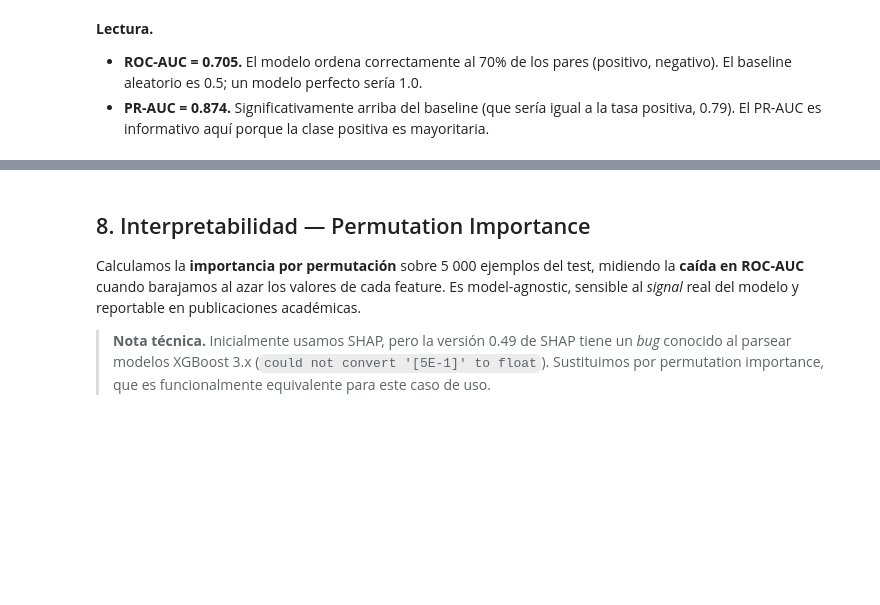
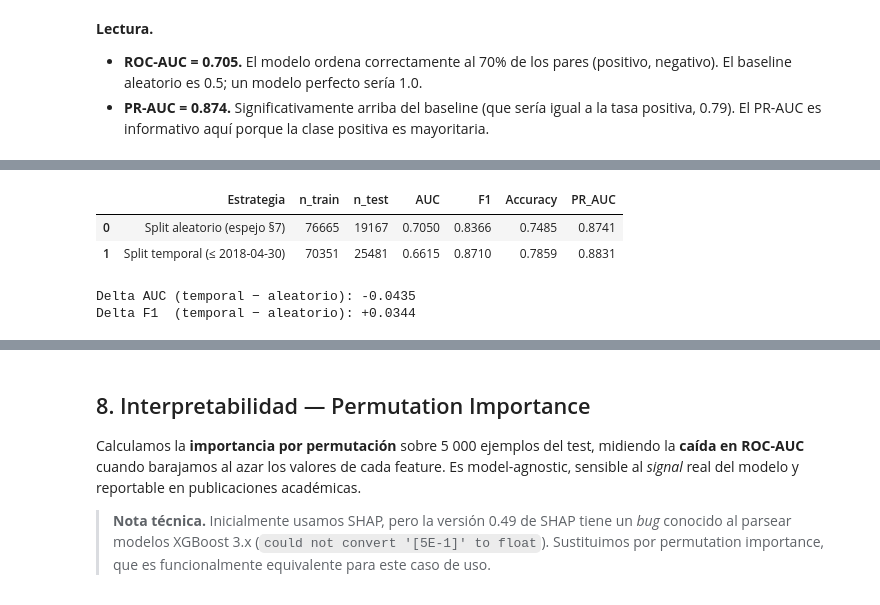
Before and after one commit to EmilianoVS09/EntregaFinalAnalisisDatos, a Jupyter notebook: Notebooks/Fase4_Modelado.ipynb, the cells around one changed output, grey strips where cells are left out. Saved outputs shown, nothing was run; the diff lists cells and outputs as text; code cells hidden in the pictures; blank space fills up the shorter version.

```diff
--- a/Notebooks/Fase4_Modelado.ipynb
+++ b/Notebooks/Fase4_Modelado.ipynb
@@ -256,0 +486,74 @@ Image(filename=str(FIG/"03_roc_pr.png"), width=950)
+# %%
+from sklearn.model_selection import train_test_split
+from sklearn.metrics import roc_auc_score, f1_score, accuracy_score, average_precision_score
+from sklearn.pipeline import Pipeline
+from sklearn.compose import ColumnTransformer
+from sklearn.preprocessing import StandardScaler, OneHotEncoder
+from sklearn.impute import SimpleImputer
+import xgboost as xgb
+
+# Reproducimos el preprocesamiento original (df ya está cargado y limpio en §3-§4)
+fechas = df["order_purchase_timestamp"]
+
+# Recuperamos los hiperparámetros desde el modelo serializado
+saved_clf = model.named_steps["clf"] if hasattr(model, "named_steps") else model
+p_xgb = saved_clf.get_params()
+
+def _build_pipe():
+    num_p = Pipeline([("imp", SimpleImputer(strategy="median")),
+                      ("scl", StandardScaler())])
+    cat_p = Pipeline([("imp", SimpleImputer(strategy="most_frequent")),
+                      ("oh",  OneHotEncoder(handle_unknown="ignore", sparse_output=False))])
+    pre   = ColumnTransformer([("num", num_p, num_feats), ("cat", cat_p, cat_feats)])
+    clf   = xgb.XGBClassifier(
+        n_estimators=p_xgb.get("n_estimators", 300),
+        max_depth=p_xgb.get("max_depth", 6),
+        learning_rate=p_xgb.get("learning_rate", 0.08),
+        subsample=p_xgb.get("subsample", 0.85),
+        colsample_bytree=p_xgb.get("colsample_bytree", 0.85),
+        scale_pos_weight=p_xgb.get("scale_pos_weight", 1),
+        random_state=42, eval_metric="logloss", n_jobs=-1, tree_method="hist",
+    )
+    return Pipeline([("pre", pre), ("clf", clf)])
+
+def _eval(pipe, X_te, y_te, label):
+    yp     = pipe.predict(X_te)
+    yproba = pipe.predict_proba(X_te)[:, 1]
+    return {
+        "Estrategia":   label,
+        "n_train":      len(pipe.named_steps["clf"].feature_importances_) and pipe.n_features_in_ and None,  # placeholder
+        "AUC":          round(roc_auc_score(y_te, yproba), 4),
+        "F1":           round(f1_score(y_te, yp), 4),
+        "Accuracy":     round(accuracy_score(y_te, yp), 4),
+        "PR_AUC":       round(average_precision_score(y_te, yproba), 4),
+    }
+
+# (1) Split aleatorio — espejo del modelo final ya entrenado (sólo para comparar)
+X_tr_r, X_te_r, y_tr_r, y_te_r = train_test_split(
+    X, y, test_size=0.20, stratify=y, random_state=42)
+pipe_r = _build_pipe().fit(X_tr_r, y_tr_r)
+res_random = _eval(pipe_r, X_te_r, y_te_r, "Split aleatorio (espejo §7)")
+res_random["n_train"] = len(y_tr_r); res_random["n_test"] = len(y_te_r)
+
+# (2) Split temporal — corte 2018-04-30
+corte = pd.Timestamp("2018-04-30")
+mask_train = fechas <= corte
+pipe_t = _build_pipe().fit(X[mask_train], y[mask_train])
+res_temp = _eval(pipe_t, X[~mask_train], y[~mask_train], f"Split temporal (≤ {corte.date()})")
+res_temp["n_train"] = int(mask_train.sum()); res_temp["n_test"] = int((~mask_train).sum())
+
+cmp = pd.DataFrame([res_random, res_temp])[
+    ["Estrategia", "n_train", "n_test", "AUC", "F1", "Accuracy", "PR_AUC"]]
+cmp
+# %% [output]
+|  | Estrategia | n_train | n_test | AUC | F1 | Accuracy | PR_AUC |
+| 0 | Split aleatorio (espejo §7) | 76665 | 19167 | 0.7050 | 0.8366 | 0.7485 | 0.8741 |
+| 1 | Split temporal (≤ 2018-04-30) | 70351 | 25481 | 0.6615 | 0.8710 | 0.7859 | 0.8831 |
+# %%
+delta_auc = res_temp["AUC"] - res_random["AUC"]
+delta_f1  = res_temp["F1"]  - res_random["F1"]
+print(f"Delta AUC (temporal − aleatorio): {delta_auc:+.4f}")
+print(f"Delta F1  (temporal − aleatorio): {delta_f1:+.4f}")
+# %% [output]
+Delta AUC (temporal − aleatorio): -0.0435
+Delta F1  (temporal − aleatorio): +0.0344
```
Also changed, not shown: parts of 23 cells of this notebook, 4 other files.
